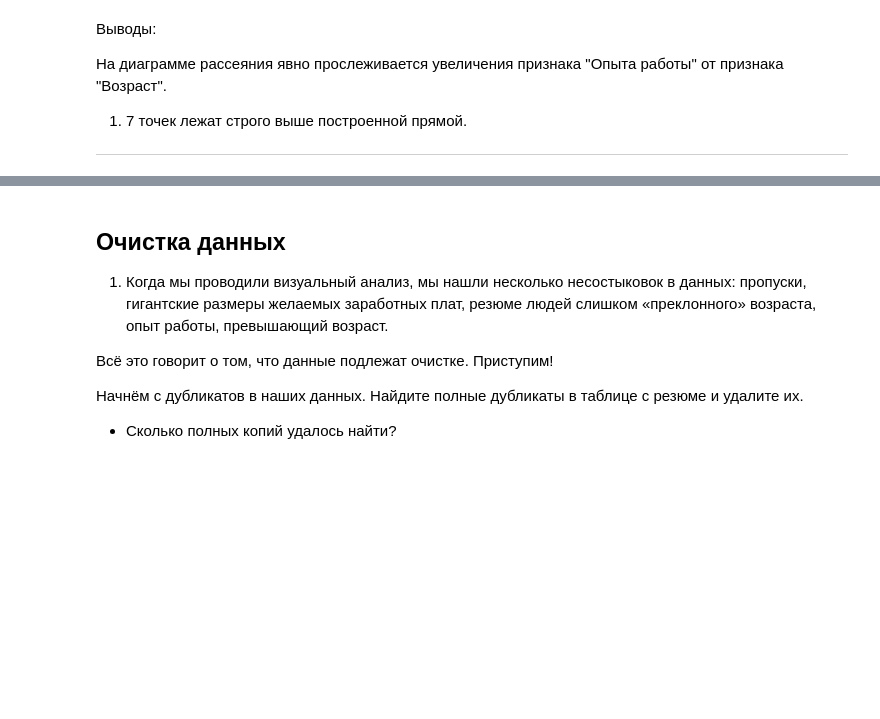
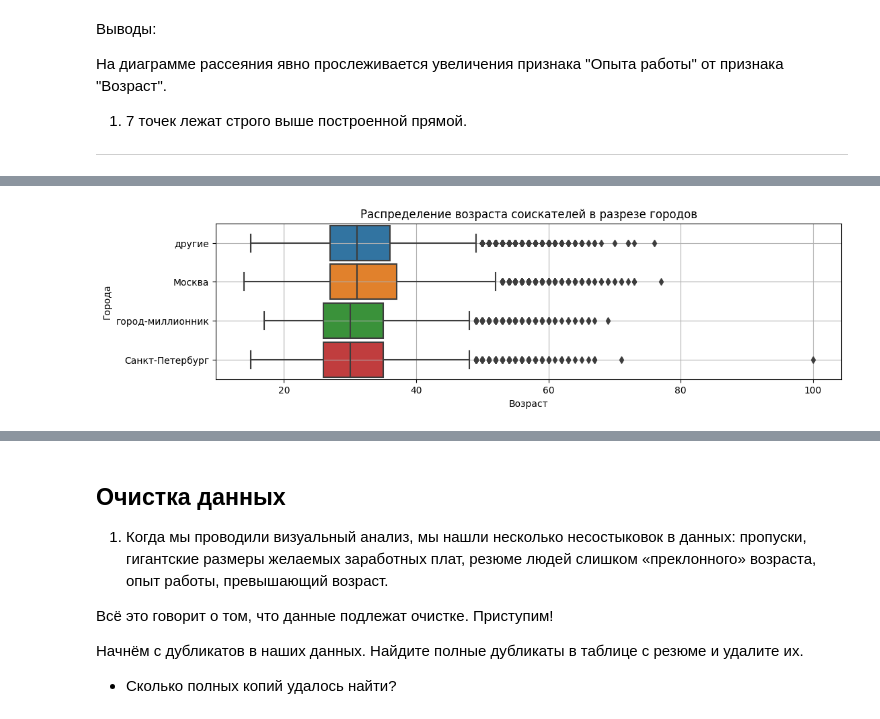
Before and after one commit to Tatiana-Davydova/sf_data_science, a Jupyter notebook: Skillfactory/PROJECT_1/hh_review.ipynb, the cells around one changed output, grey strips where cells are left out. Saved outputs shown, nothing was run; the diff lists cells and outputs as text; code cells hidden in the pictures; blank space fills up the shorter version.

```diff
--- a/Skillfactory/PROJECT_1/hh_review.ipynb
+++ b/Skillfactory/PROJECT_1/hh_review.ipynb
@@ -920,0 +927,18 @@ ___
+# %%
+import seaborn as sns
+import matplotlib.pyplot as plt
+sns.__version__
+fig = plt.figure(figsize=(12, 3))
+boxplot = sns.boxplot(
+    data=hh_df,
+    y='Город',
+    x='Возраст',
+    orient='h',
+    width=0.9
+)
+boxplot.set_title('Распределение возраста соискателей в разрезе городов');
+boxplot.set_xlabel('Возраст');
+boxplot.set_ylabel('Города');
+boxplot.grid()
+# %% [output]
+[figure, added]
```
Also changed, not shown: parts of 12 cells of this notebook.
